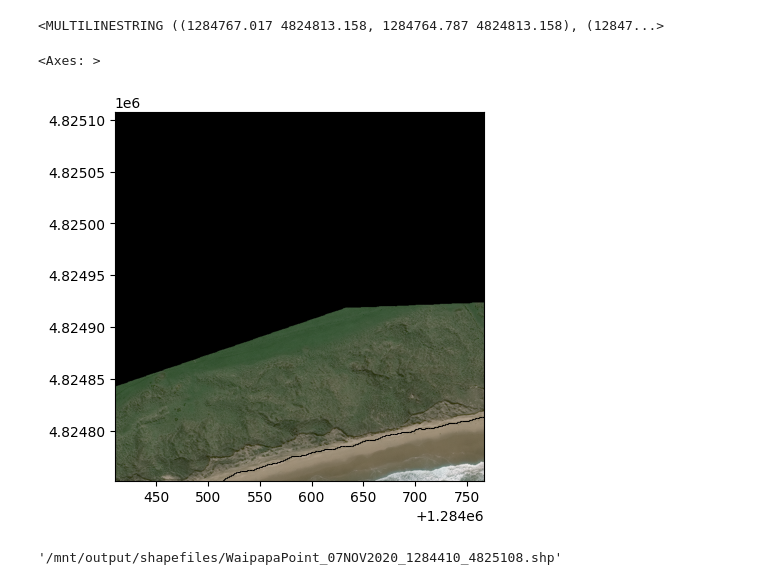
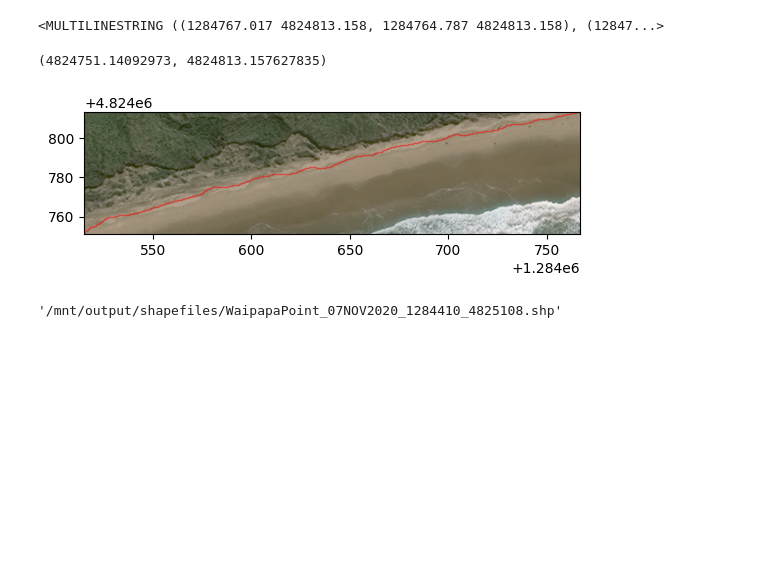
Before and after one commit to UoA-eResearch/CoastChange, a Jupyter notebook: predict.ipynb, the cells around one changed output. Saved outputs shown, nothing was run; the diff lists cells and outputs as text; code cells hidden in the pictures; blank space fills up the shorter version.

Commit message:
plot tweaks

```diff
--- a/predict.ipynb
+++ b/predict.ipynb
@@ -116,11 +116,16 @@ line
 # %%
 fig, ax = plt.subplots()
 ax = rasterio.plot.show(image, ax=ax)
 line_df = gpd.GeoDataFrame(geometry=[line])
-line_df.plot(color="black", linewidth=.8, ax=ax)
+line_df.plot(color="red", linewidth=1, ax=ax, alpha=.5)
+b = line_df.total_bounds
+xlim = ([b[0], b[2]])
+ylim = ([b[1], b[3]])
+ax.set_xlim(xlim)
+ax.set_ylim(ylim)
 # %% [output]
-<Axes: >
+(4824751.14092973, 4824813.157627835)
-[figure, old version]
+[figure, new version]
 # %%
 output_filename = "/mnt/output/shapefiles/" + os.path.splitext(os.path.basename(filename))[0] + ".shp"
 output_filename
```
